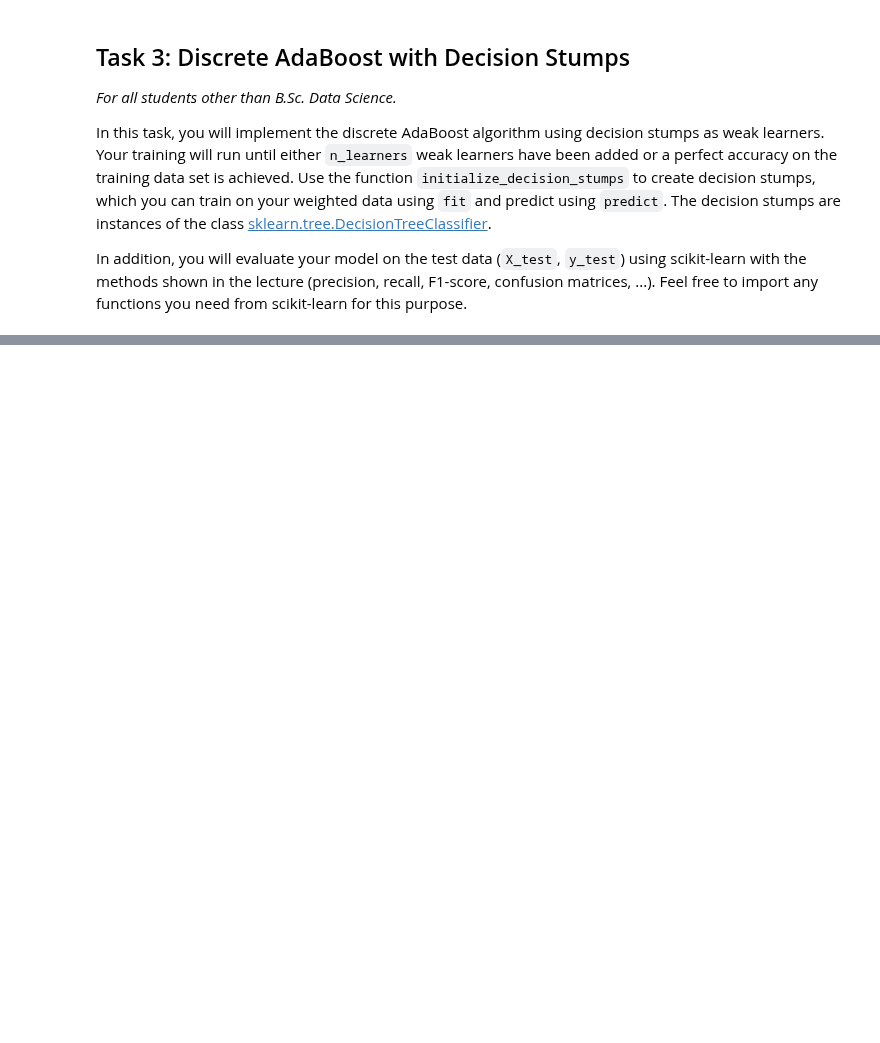
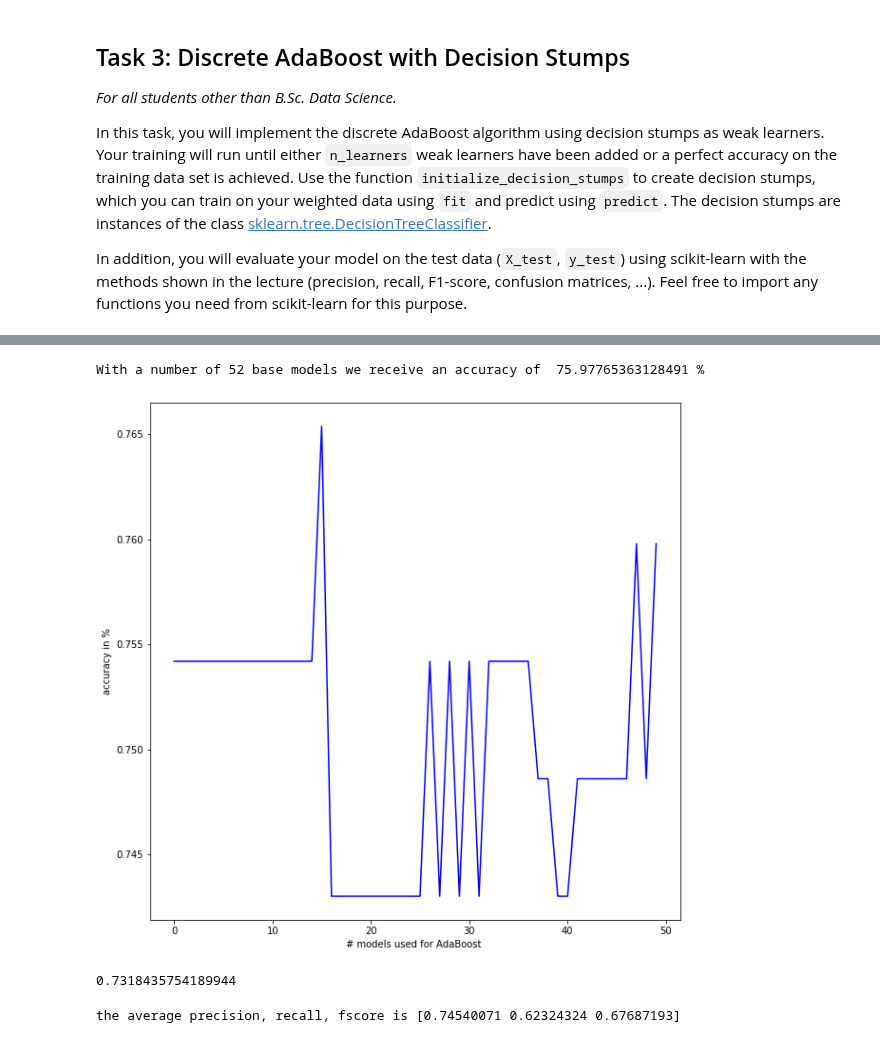
Before and after one commit to levinz97/Maching_learning_Assigments, a Jupyter notebook: A7/assignment7.ipynb, the cells around one changed output, grey strips where cells are left out. Saved outputs shown, nothing was run; the diff lists cells and outputs as text; code cells hidden in the pictures; blank space fills up the shorter version.

```diff
--- a/A7/assignment7.ipynb
+++ b/A7/assignment7.ipynb
@@ -287,21 +287,3 @@ from the result above we can know that the features/columns `0,2,5`are very imor
 In this task, you will implement the discrete AdaBoost algorithm using decision stumps as weak learners. Your training will run until either `n_learners` weak learners have been added or a perfect accuracy on the training data set is achieved. Use the function `initialize_decision_stumps` to create decision stumps, which you can train on your weighted data using `fit` and predict using `predict`. The decision stumps are instances of the class [sklearn.tree.DecisionTreeClassifier](https://scikit-learn.org/stable/modules/generated/sklearn.tree.DecisionTreeClassifier.html).
 
 In addition, you will evaluate your model on the test data (`X_test`, `y_test`) using scikit-learn with the methods shown in the lecture (precision, recall, F1-score, confusion matrices, ...). Feel free to import any functions you need from scikit-learn for this purpose.
-# %%
-def initialize_decision_stump():
-    stump = DecisionTreeClassifier(criterion='entropy', max_depth=1)
-    return stump
-
-
-class AdaBoostClassifier(object):
-    def __init__(self, n_learners):
-        self.n_learners = n_learners
-        # Add any initialization you need here.
-
-    def fit(self, X, y):
-        # Implement your solution here.
-        pass
-
-    def predict(self, X, y):
-        # Implement your solution here.
-        pass
@@ -309,0 +337,4 @@ class AdaBoostClassifier(object):
+# %%
+acf = AdaBoostClassifier(50)
+acf.fit(X_train,y_train)
+accuracy_score(y_train, acf.predict(X_train))
@@ -309,0 +356,42 @@ class AdaBoostClassifier(object):
+# %%
+n_learners = 50
+
+fig = plt.figure(figsize=(10,10))
+ax0 = fig.add_subplot()
+acc = []
+num = 2
+for i in range(n_learners):
+    acf = AdaBoostClassifier(num)
+    acf.fit(X_train,y_train)
+    acc.append(accuracy_score(y_test, acf.predict(X_test)))
+    num += 1
+
+
+ax0.plot(range(len(acc)),acc,'-b')
+ax0.set_xlabel('# models used for AdaBoost ')
+ax0.set_ylabel('accuracy in %')
+print('With a number of',num,'base models we receive an accuracy of ',acc[-1]*100,'%')
+plt.show()
+# %% [output]
+With a number of 52 base models we receive an accuracy of  75.97765363128491 %
+[figure, added]
+# %%
+dcf = DecisionTreeClassifier(criterion='entropy', max_depth= 50)
+dcf.fit(X_train, y_train)
+dcf.score(X_test, y_test)
+# %% [output]
+0.7318435754189944
+# %%
+# Implement your training and evaluation here. You may reuse the code from Task 1.
+from sklearn.metrics import precision_recall_fscore_support
+number_of_trees = 8
+average = np.zeros(3)
+num = 50
+for i in range(num):
+    rfc = RandomForestClassifier(number_of_trees)
+    rfc.fit(X_train, y_train)
+    y = rfc.predict(X_test)
+    average = np.add(np.array(precision_recall_fscore_support(y_test, y,average = 'binary')[0:3]), average)
+print(f'the average precision, recall, fscore is {average/num} ')
+# %% [output]
+the average precision, recall, fscore is [0.74540071 0.62324324 0.67687193]
```
Also changed, not shown: parts of 13 cells of this notebook.
